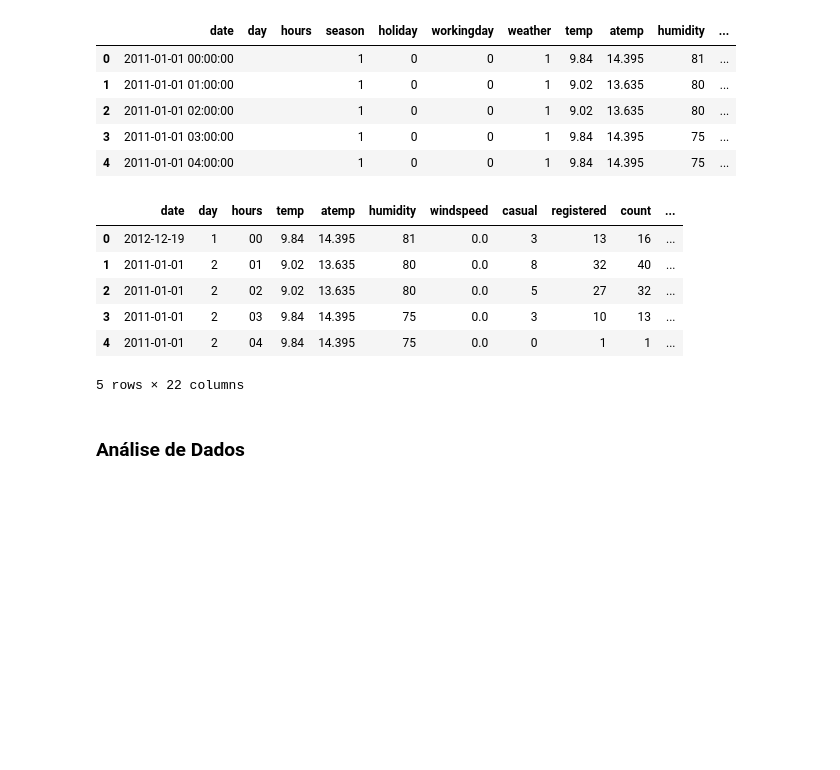
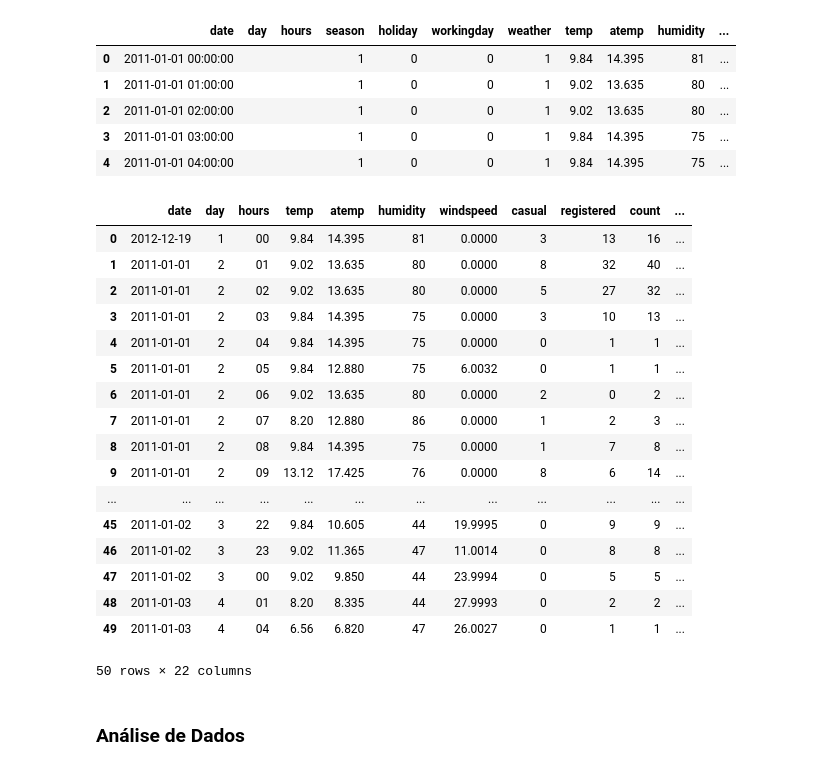
Before and after one commit to Tonny-Francis/Python, a Jupyter notebook: Trabalhos/Machine-Learning/Copia-Tonny.ipynb, the cells around one changed output. Saved outputs shown, nothing was run; the diff lists cells and outputs as text; code cells hidden in the pictures; blank space fills up the shorter version.

```diff
--- a/Trabalhos/Machine-Learning/Copia-Tonny.ipynb
+++ b/Trabalhos/Machine-Learning/Copia-Tonny.ipynb
@@ -99,15 +110,26 @@ for x in range(len(dados)):
 df_treino = pd.get_dummies(dados, columns = ['holiday', 'workingday', 'season', 'weather'], prefix = ['holiday', 'workingday', 'season', 'weather'])
 # %%
 #Visualizando o dataframe alterado
-df_treino.head()
+df_treino.head(50)
 # %% [output]
 |  | date | day | hours | temp | atemp | humidity | windspeed | casual | registered | count | ... |
-| 0 | 2012-12-19 | 1 | 00 | 9.84 | 14.395 | 81 | 0.0 | 3 | 13 | 16 | ... |
-| 1 | 2011-01-01 | 2 | 01 | 9.02 | 13.635 | 80 | 0.0 | 8 | 32 | 40 | ... |
-| 2 | 2011-01-01 | 2 | 02 | 9.02 | 13.635 | 80 | 0.0 | 5 | 27 | 32 | ... |
-| 3 | 2011-01-01 | 2 | 03 | 9.84 | 14.395 | 75 | 0.0 | 3 | 10 | 13 | ... |
-| 4 | 2011-01-01 | 2 | 04 | 9.84 | 14.395 | 75 | 0.0 | 0 | 1 | 1 | ... |
+| 0 | 2012-12-19 | 1 | 00 | 9.84 | 14.395 | 81 | 0.0000 | 3 | 13 | 16 | ... |
+| 1 | 2011-01-01 | 2 | 01 | 9.02 | 13.635 | 80 | 0.0000 | 8 | 32 | 40 | ... |
+| 2 | 2011-01-01 | 2 | 02 | 9.02 | 13.635 | 80 | 0.0000 | 5 | 27 | 32 | ... |
+| 3 | 2011-01-01 | 2 | 03 | 9.84 | 14.395 | 75 | 0.0000 | 3 | 10 | 13 | ... |
+| 4 | 2011-01-01 | 2 | 04 | 9.84 | 14.395 | 75 | 0.0000 | 0 | 1 | 1 | ... |
+| 5 | 2011-01-01 | 2 | 05 | 9.84 | 12.880 | 75 | 6.0032 | 0 | 1 | 1 | ... |
+| 6 | 2011-01-01 | 2 | 06 | 9.02 | 13.635 | 80 | 0.0000 | 2 | 0 | 2 | ... |
+| 7 | 2011-01-01 | 2 | 07 | 8.20 | 12.880 | 86 | 0.0000 | 1 | 2 | 3 | ... |
+| 8 | 2011-01-01 | 2 | 08 | 9.84 | 14.395 | 75 | 0.0000 | 1 | 7 | 8 | ... |
+| 9 | 2011-01-01 | 2 | 09 | 13.12 | 17.425 | 76 | 0.0000 | 8 | 6 | 14 | ... |
+| ... | ... | ... | ... | ... | ... | ... | ... | ... | ... | ... | ... |
+| 45 | 2011-01-02 | 3 | 22 | 9.84 | 10.605 | 44 | 19.9995 | 0 | 9 | 9 | ... |
+| 46 | 2011-01-02 | 3 | 23 | 9.02 | 11.365 | 47 | 11.0014 | 0 | 8 | 8 | ... |
+| 47 | 2011-01-02 | 3 | 00 | 9.02 | 9.850 | 44 | 23.9994 | 0 | 5 | 5 | ... |
+| 48 | 2011-01-03 | 4 | 01 | 8.20 | 8.335 | 44 | 27.9993 | 0 | 2 | 2 | ... |
+| 49 | 2011-01-03 | 4 | 04 | 6.56 | 6.820 | 47 | 26.0027 | 0 | 1 | 1 | ... |
-5 rows × 22 columns
+50 rows × 22 columns
 # %% [markdown]
 ### Análise de Dados
 # %%
```
Also changed, not shown: parts of 8 cells of this notebook, 1 other file.
